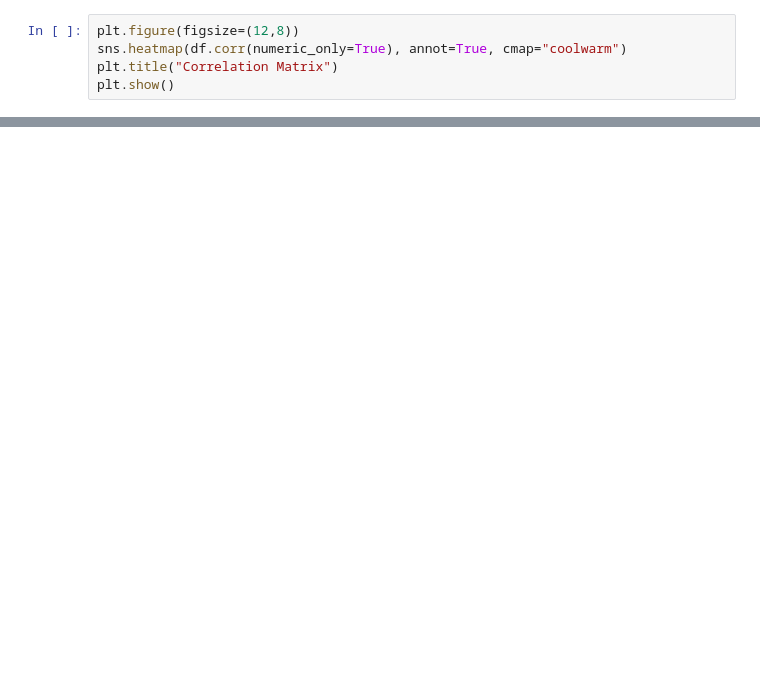
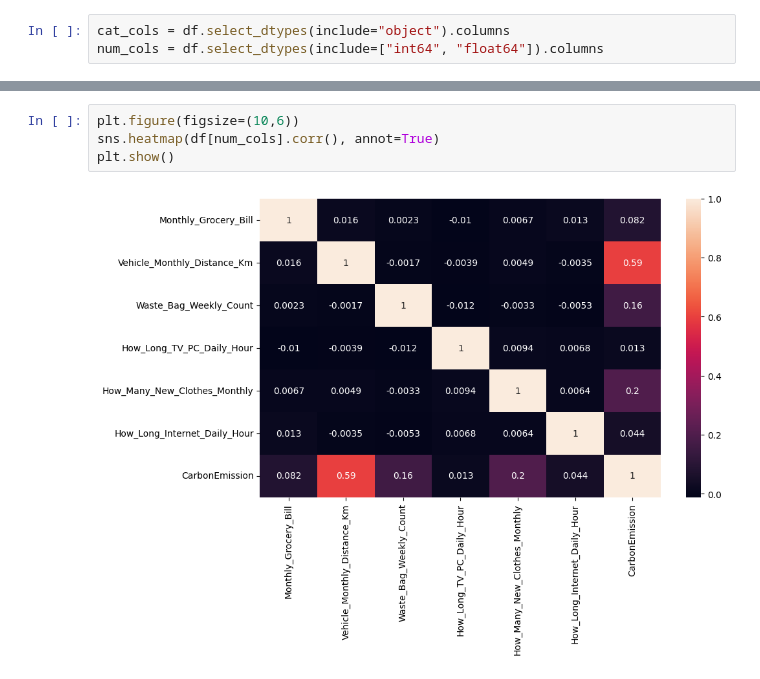
Before and after one commit to kevsergenc/carbon-footprint-app, a Jupyter notebook: notebooks/eda.ipynb, the cells around one changed output, grey strips where cells are left out. Cells and saved outputs as stored; diff of their text form; blank space fills up the shorter version.

```diff
--- a/notebooks/eda.ipynb
+++ b/notebooks/eda.ipynb
@@ -96,5 +105,3 @@ plt.show()
 # %%
-plt.figure(figsize=(12,8))
-sns.heatmap(df.corr(numeric_only=True), annot=True, cmap="coolwarm")
-plt.title("Correlation Matrix")
-plt.show()
+cat_cols = df.select_dtypes(include="object").columns
+num_cols = df.select_dtypes(include=["int64", "float64"]).columns
@@ -102,0 +158,6 @@ plt.show()
+# %%
+plt.figure(figsize=(10,6))
+sns.heatmap(df[num_cols].corr(), annot=True)
+plt.show()
+# %% [output]
+[figure, added]
```
Also changed, not shown: parts of 23 cells of this notebook, 15 other files.
